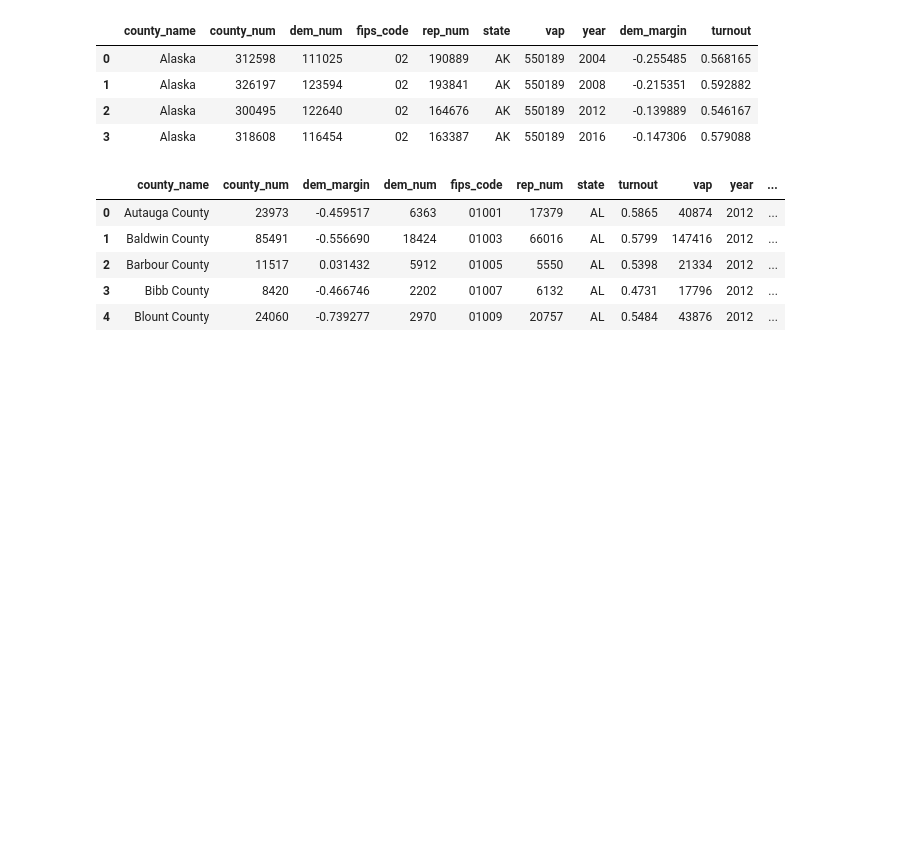
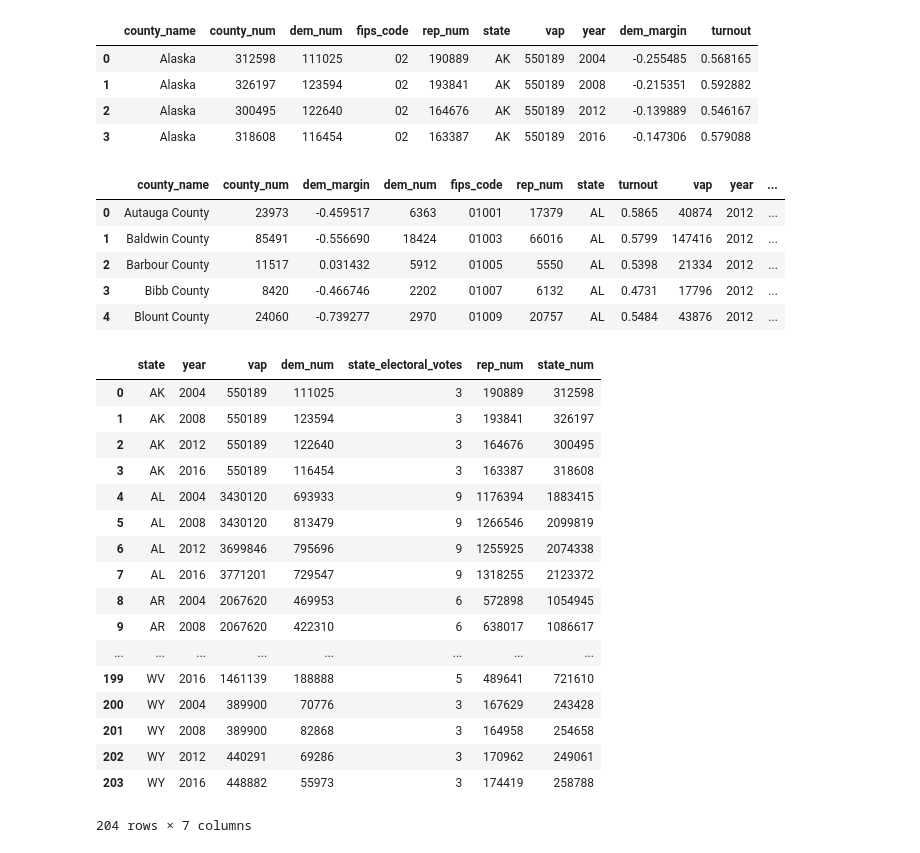
Before and after one commit to psthomas/election-vis, a Jupyter notebook: voting_national.ipynb, the cells around one changed output. Drawn from its saved outputs; the diff is of its cells as text; code cells hidden in the pictures; blank space fills up the shorter version.

Commit message:
Output state level data, plan

```diff
--- a/voting_national.ipynb
+++ b/voting_national.ipynb
@@ -367,3 +367,30 @@ out_df = turnout_df[(turnout_df['dem_margin'] <= 1.0) &
 out_df = out_df.round(decimals=4)
 
 out_df.to_csv('./US_County_Level_Presidential_Results_04-16.csv', index=False)
+# %%
+state_df = turnout_df.groupby(['state','year']).agg(
+    {'county_num':'sum', 'dem_num':'sum','rep_num':'sum',
+     'vap':'sum', 'state_electoral_votes':'max'})
+
+state_df = state_df.reset_index()
+state_df.rename(columns={'county_num':'state_num'}, inplace=True)
+state_df
+# %% [output]
+|  | state | year | vap | dem_num | state_electoral_votes | rep_num | state_num |
+| 0 | AK | 2004 | 550189 | 111025 | 3 | 190889 | 312598 |
+| 1 | AK | 2008 | 550189 | 123594 | 3 | 193841 | 326197 |
+| 2 | AK | 2012 | 550189 | 122640 | 3 | 164676 | 300495 |
+| 3 | AK | 2016 | 550189 | 116454 | 3 | 163387 | 318608 |
+| 4 | AL | 2004 | 3430120 | 693933 | 9 | 1176394 | 1883415 |
+| 5 | AL | 2008 | 3430120 | 813479 | 9 | 1266546 | 2099819 |
+| 6 | AL | 2012 | 3699846 | 795696 | 9 | 1255925 | 2074338 |
+| 7 | AL | 2016 | 3771201 | 729547 | 9 | 1318255 | 2123372 |
+| 8 | AR | 2004 | 2067620 | 469953 | 6 | 572898 | 1054945 |
+| 9 | AR | 2008 | 2067620 | 422310 | 6 | 638017 | 1086617 |
+| ... | ... | ... | ... | ... | ... | ... | ... |
+| 199 | WV | 2016 | 1461139 | 188888 | 5 | 489641 | 721610 |
+| 200 | WY | 2004 | 389900 | 70776 | 3 | 167629 | 243428 |
+| 201 | WY | 2008 | 389900 | 82868 | 3 | 164958 | 254658 |
+| 202 | WY | 2012 | 440291 | 69286 | 3 | 170962 | 249061 |
+| 203 | WY | 2016 | 448882 | 55973 | 3 | 174419 | 258788 |
+204 rows × 7 columns
```
Also changed, not shown: parts of 1 cell of this notebook, 2 other files.
